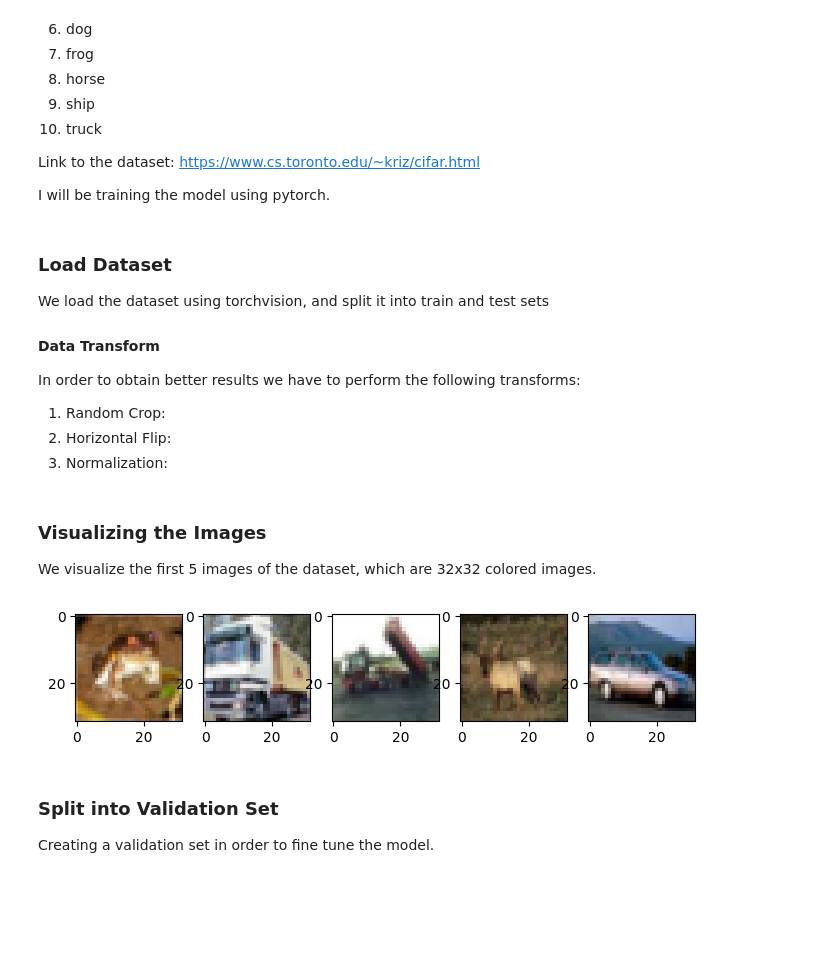
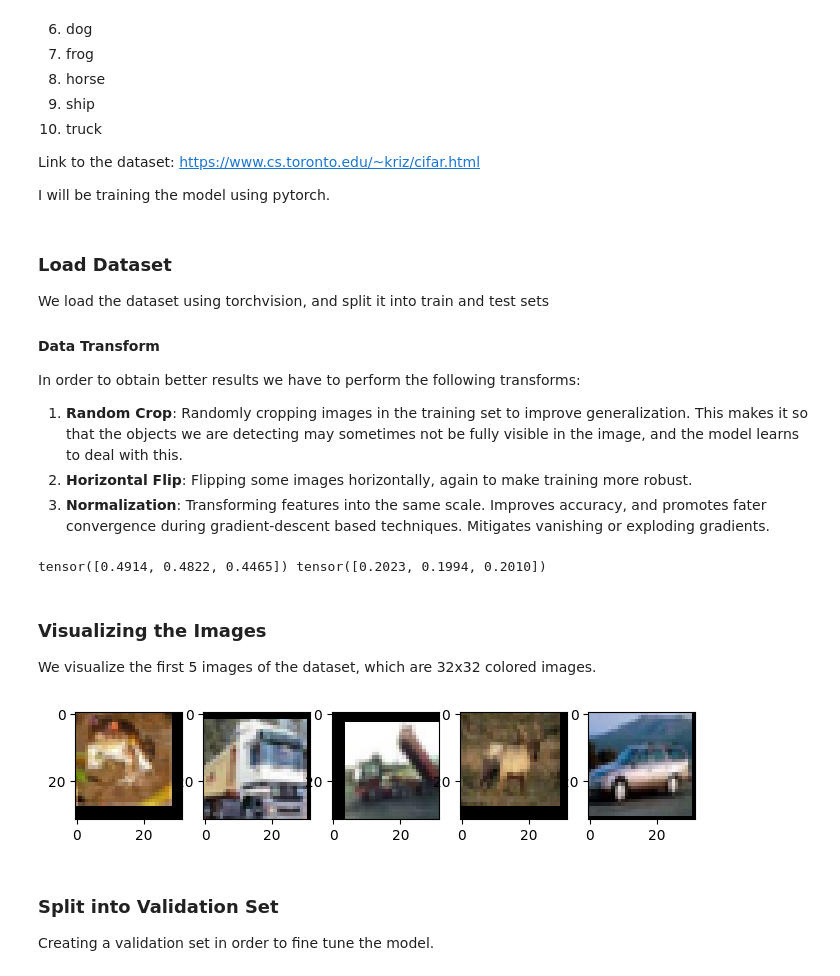
Before and after one commit to sanjana260/pytorch, a Jupyter notebook: cifar10.ipynb, the cells around one changed output. Drawn from its saved outputs; the diff is of its cells as text; code cells hidden in the pictures; blank space fills up the shorter version.

Commit message:
Added transforms and batch norm

```diff
--- a/cifar10.ipynb
+++ b/cifar10.ipynb
@@ -32,12 +33,37 @@ We load the dataset using torchvision, and split it into train and test sets
 
 #### Data Transform
 In order to obtain better results we have to perform the following transforms:
-1. Random Crop:
-2. Horizontal Flip:
-3. Normalization:
+1. **Random Crop**: Randomly cropping images in the training set to improve generalization. This makes it so that the objects we are detecting may sometimes not be fully visible in the image, and the model learns to deal with this.
+2. **Horizontal Flip**: Flipping some images horizontally, again to make training more robust.
+3. **Normalization**: Transforming features into the same scale. Improves accuracy, and promotes fater convergence during gradient-descent based techniques. Mitigates vanishing or exploding gradients.
+# %%
+# Calculating Mean and SD for normalization.
+dataset = datasets.CIFAR10(
+    root='./data', train=True, download=True, transform=transforms.ToTensor()
+)
+
+mean = torch.zeros(3)
+std = torch.zeros(3)
+
+for img, _ in dataset:
+    mean += img.mean(dim=(1, 2))
+    std += img.std(dim=(1, 2))
+
+mean /= len(dataset)
+std /= len(dataset)
+
+print(mean, std)
+# %% [output]
+tensor([0.4914, 0.4822, 0.4465]) tensor([0.2023, 0.1994, 0.2010])
 # %%
 transform = transforms.Compose([
-    transforms.ToTensor(),  # converts to [0,1]
+    transforms.RandomCrop(32, padding=4),
+    transforms.RandomHorizontalFlip(),
+    transforms.ToTensor(),
+    transforms.Normalize(
+        mean=mean,
+        std=std
+    )
 ])
 
 train_dataset = datasets.CIFAR10(
@@ -64,9 +90,12 @@ We visualize the first 5 images of the dataset, which are 32x32 colored images.
 # %%
 fig, axes = pyplot.subplots(1,5,figsize=(8,3))
 for i in range(len(axes)):
-    axes[i].imshow(train_dataset[i][0].permute(1, 2, 0), cmap="gray")
+    img = train_dataset[i][0].permute(1, 2, 0)  # C×H×W → H×W×C
+    img = img * std + mean               # un-normalize
+    img = np.clip(img, 0, 1)
+    axes[i].imshow(img, cmap="gray")
 # %% [output]
-[figure, old version]
+[figure, new version]
 # %% [markdown]
 ### Split into Validation Set
 Creating a validation set in order to fine tune the model.
```
Also changed, not shown: parts of 11 cells of this notebook.
